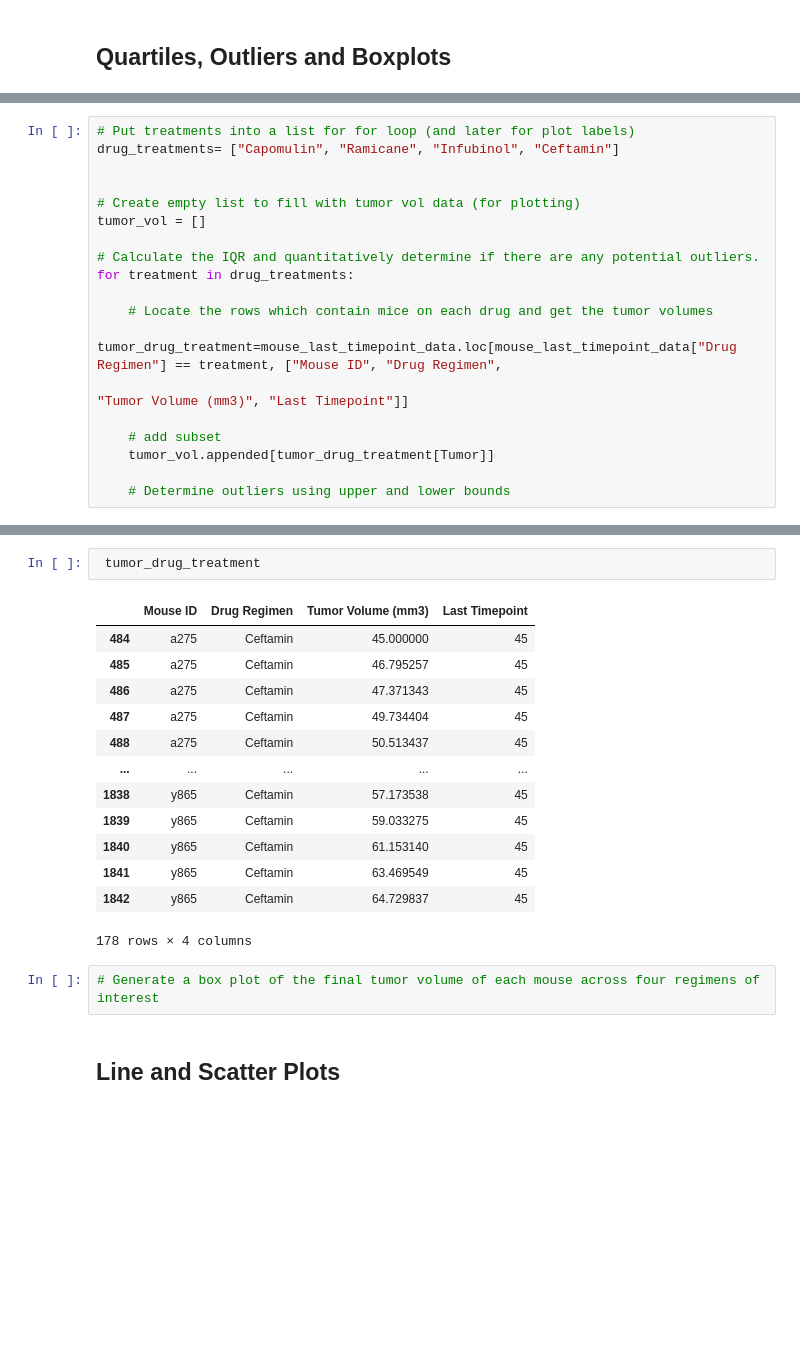
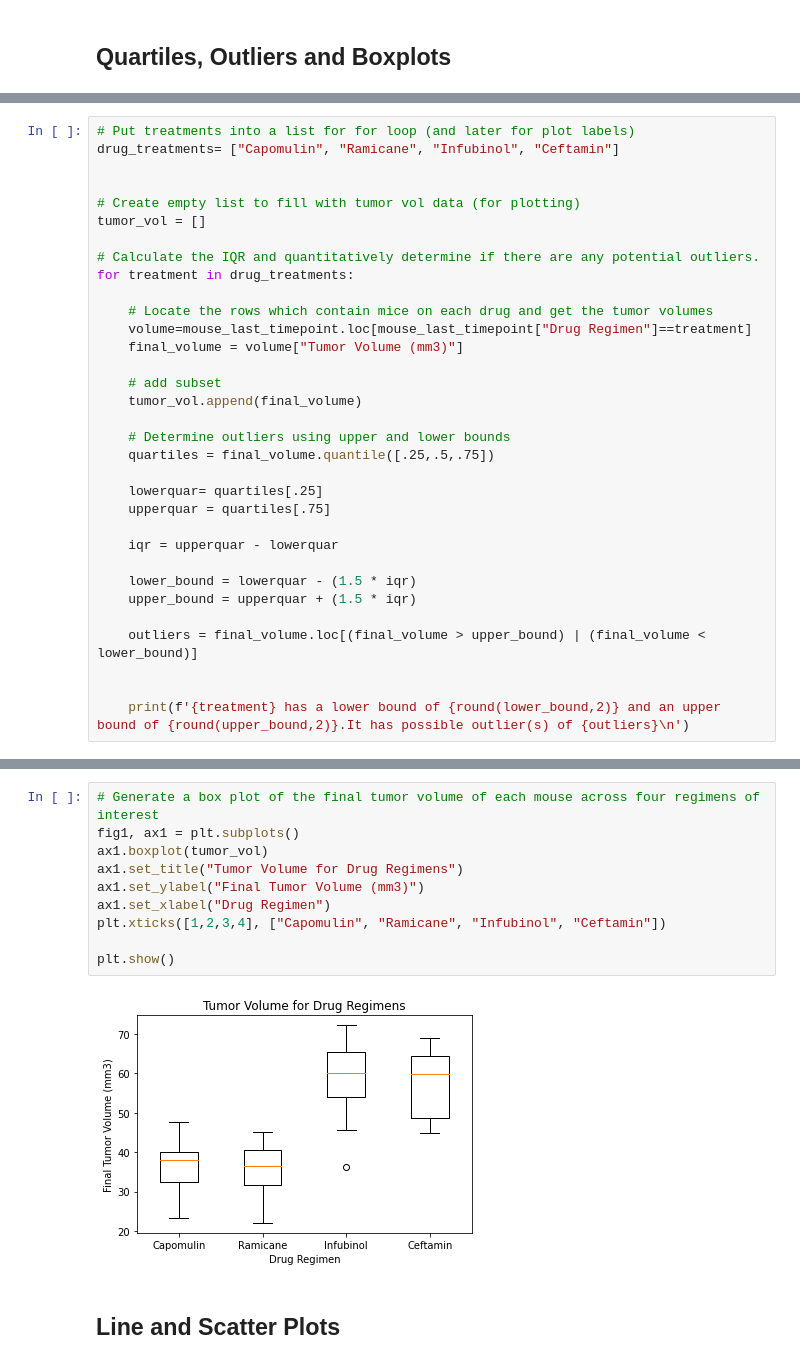
Before and after one commit to 17sarahstoffel/Capomulin-study, a Jupyter notebook: pymaceuticals_starter.ipynb, the cells around one changed output, grey strips where cells are left out. Drawn from its saved outputs; the diff is of its cells as text; blank space fills up the shorter version.

```diff
--- a/pymaceuticals_starter.ipynb
+++ b/pymaceuticals_starter.ipynb
@@ -235,10 +238,24 @@ tumor_vol = []
 for treatment in drug_treatments:
 
     # Locate the rows which contain mice on each drug and get the tumor volumes
-    tumor_drug_treatment=mouse_last_timepoint_data.loc[mouse_last_timepoint_data["Drug Regimen"] == treatment, ["Mouse ID", "Drug Regimen",
-                                                                                 "Tumor Volume (mm3)", "Last Timepoint"]]
+    volume=mouse_last_timepoint.loc[mouse_last_timepoint["Drug Regimen"]==treatment]
+    final_volume = volume["Tumor Volume (mm3)"]
 
     # add subset
-    tumor_vol.appended[tumor_drug_treatment[Tumor]]
+    tumor_vol.append(final_volume)
 
     # Determine outliers using upper and lower bounds
+    quartiles = final_volume.quantile([.25,.5,.75])
+
+    lowerquar= quartiles[.25]
+    upperquar = quartiles[.75]
+
+    iqr = upperquar - lowerquar
+
+    lower_bound = lowerquar - (1.5 * iqr)
+    upper_bound = upperquar + (1.5 * iqr)
+
+    outliers = final_volume.loc[(final_volume > upper_bound) | (final_volume < lower_bound)]
+
+
+    print(f'{treatment} has a lower bound of {round(lower_bound,2)} and an upper bound of {round(upper_bound,2)}.It has possible outlier(s) of {outliers}\n')
@@ -245,20 +271,14 @@ for treatment in drug_treatments:
-# %%
- tumor_drug_treatment
-# %% [output]
-|  | Mouse ID | Drug Regimen | Tumor Volume (mm3) | Last Timepoint |
-| 484 | a275 | Ceftamin | 45.000000 | 45 |
-| 485 | a275 | Ceftamin | 46.795257 | 45 |
-| 486 | a275 | Ceftamin | 47.371343 | 45 |
-| 487 | a275 | Ceftamin | 49.734404 | 45 |
-| 488 | a275 | Ceftamin | 50.513437 | 45 |
-| ... | ... | ... | ... | ... |
-| 1838 | y865 | Ceftamin | 57.173538 | 45 |
-| 1839 | y865 | Ceftamin | 59.033275 | 45 |
-| 1840 | y865 | Ceftamin | 61.153140 | 45 |
-| 1841 | y865 | Ceftamin | 63.469549 | 45 |
-| 1842 | y865 | Ceftamin | 64.729837 | 45 |
-178 rows × 4 columns
 # %%
 # Generate a box plot of the final tumor volume of each mouse across four regimens of interest
+fig1, ax1 = plt.subplots()
+ax1.boxplot(tumor_vol)
+ax1.set_title("Tumor Volume for Drug Regimens")
+ax1.set_ylabel("Final Tumor Volume (mm3)")
+ax1.set_xlabel("Drug Regimen")
+plt.xticks([1,2,3,4], ["Capomulin", "Ramicane", "Infubinol", "Ceftamin"])
+
+plt.show()
+# %% [output]
+[figure, added]
 # %% [markdown]
 ## Line and Scatter Plots
```
Also changed, not shown: parts of 9 cells of this notebook, 1 other file.
